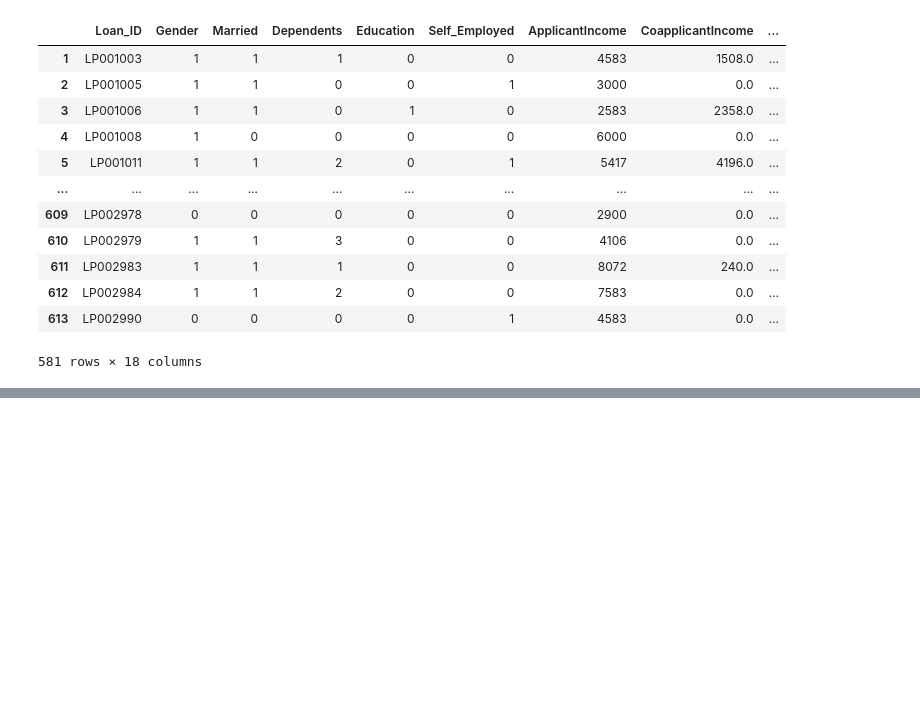
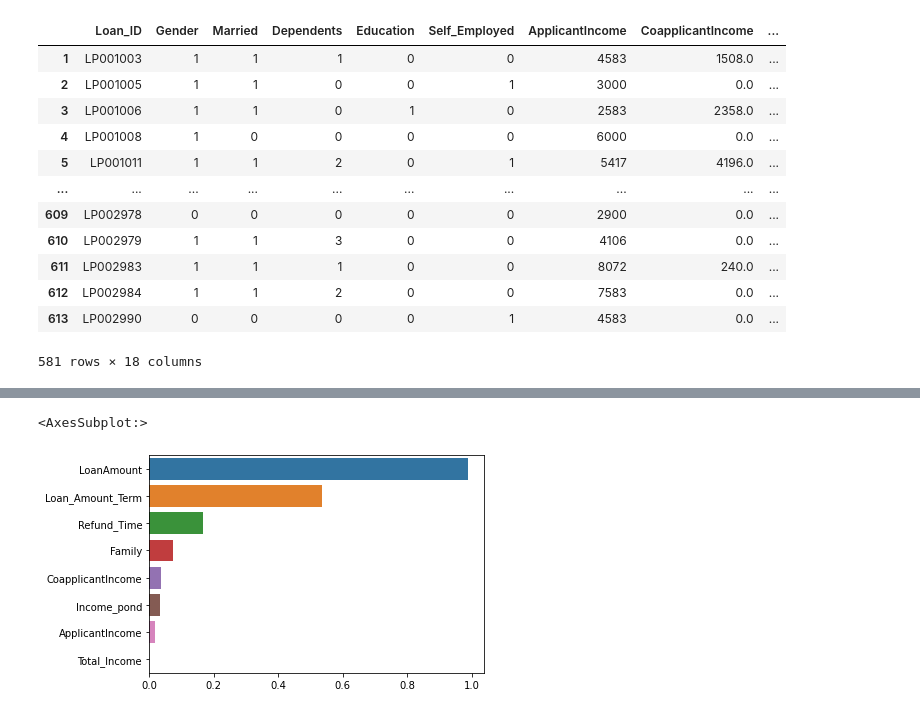
Before and after one commit to Gfeuillas/finance_project, a Jupyter notebook: Projet Finance.ipynb, the cells around one changed output, grey strips where cells are left out. Cells and saved outputs as stored; diff of their text form; code cells hidden in the pictures; blank space fills up the shorter version.

```diff
--- a/Projet Finance.ipynb
+++ b/Projet Finance.ipynb
@@ -1628,7 +1628,7 @@ X_quanti
 581 rows × 4 columns
 # %%
 Selector_Quali= SelectKBest(chi2,k=5)
-Selector_Quanti= SelectKBest(f_classif,k=2)
+Selector_Quanti= SelectKBest(f_classif,k=4)
 # %%
 Selector_Quali.fit_transform(X_quali,Y)
 # %% [output]
@@ -1743,7 +1743,7 @@ df_add_F['Family']= np.where(df_add_F['Married']==0, 2+df_add_F['Dependents'],1+
 #On divise l'income total dans par ce chiffre.
 df_add_F['Income_pond']=df_add_F['Total_Income']/df_add_F['Family']
 # %%
-df_add_F.drop[""]
+df_add_F.drop(["refund_time"], axis=1, inplace=True)
 df_add_F
 # %% [output]
 |  | Loan_ID | Gender | Married | Dependents | Education | Self_Employed | ApplicantIncome | CoapplicantIncome | ... |
@@ -1763,0 +1765,2 @@ df_add_F
+# %%
+X2_quanti= df_add_F.iloc[:,[6,7,8,9,15,16,17,18]]
@@ -1763,0 +1783,8 @@ df_add_F
+# %%
+Fu,pFu=f_classif(X2_quanti,Y)
+# %%
+c=pd.Series(Fu,index=X2_quanti.columns).sort_values(ascending=False)
+sns.barplot(x=c, y=c.index)
+# %% [output]
+<AxesSubplot:>
+[figure, added]
```
Also changed, not shown: parts of 6 cells of this notebook.
